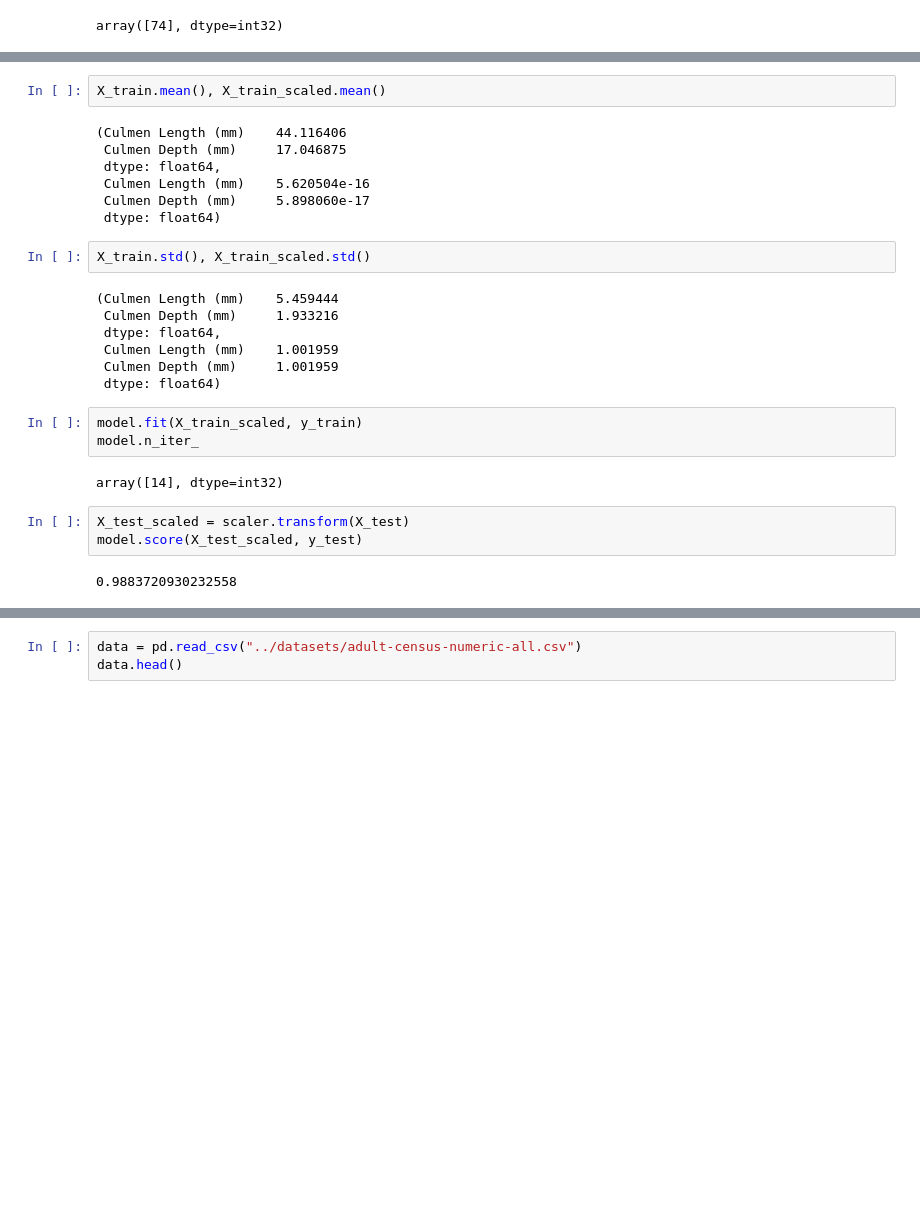
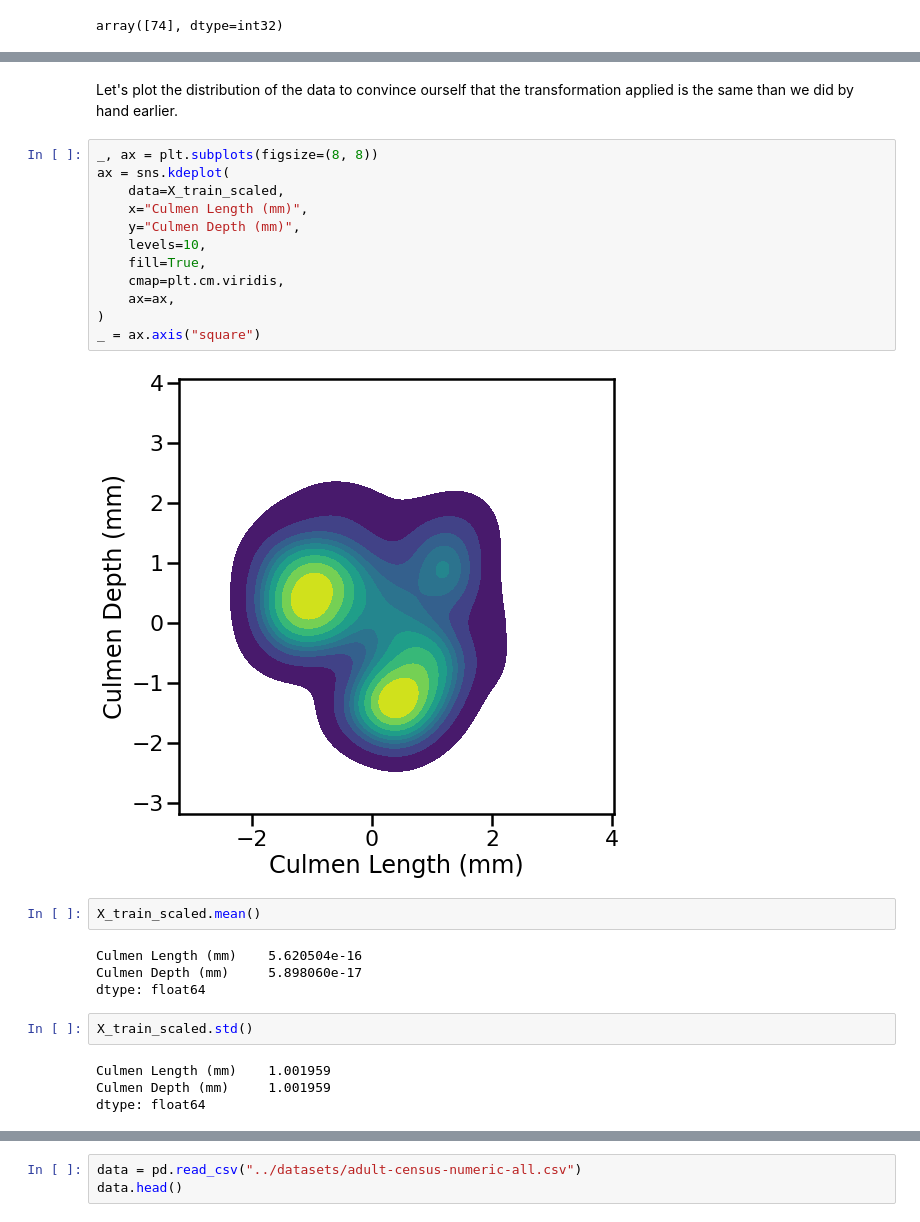
Before and after one commit to glemaitre/datascience_middle_course, a Jupyter notebook: 02_linear_models/03_linear_model_preprocessing.ipynb, the cells around one changed output, grey strips where cells are left out. Saved outputs shown, nothing was run; the diff lists cells and outputs as text; blank space fills up the shorter version.

```diff
--- a/02_linear_models/03_linear_model_preprocessing.ipynb
+++ b/02_linear_models/03_linear_model_preprocessing.ipynb
@@ -55,28 +145,28 @@ X_train_scaled.head()
+# %% [markdown]
+Let's plot the distribution of the data to convince ourself that the transformation applied is the same than we did by hand earlier.
+# %%
+_, ax = plt.subplots(figsize=(8, 8))
+ax = sns.kdeplot(
+    data=X_train_scaled,
+    x="Culmen Length (mm)",
+    y="Culmen Depth (mm)",
+    levels=10,
+    fill=True,
+    cmap=plt.cm.viridis,
+    ax=ax,
+)
+_ = ax.axis("square")
+# %% [output]
+[figure, added]
 # %%
-X_train.mean(), X_train_scaled.mean()
+X_train_scaled.mean()
 # %% [output]
-(Culmen Length (mm)    44.116406
- Culmen Depth (mm)     17.046875
- dtype: float64,
- Culmen Length (mm)    5.620504e-16
- Culmen Depth (mm)     5.898060e-17
- dtype: float64)
+Culmen Length (mm)    5.620504e-16
+Culmen Depth (mm)     5.898060e-17
+dtype: float64
 # %%
-X_train.std(), X_train_scaled.std()
+X_train_scaled.std()
 # %% [output]
-(Culmen Length (mm)    5.459444
- Culmen Depth (mm)     1.933216
- dtype: float64,
- Culmen Length (mm)    1.001959
- Culmen Depth (mm)     1.001959
- dtype: float64)
+Culmen Length (mm)    1.001959
+Culmen Depth (mm)     1.001959
+dtype: float64
-# %%
-model.fit(X_train_scaled, y_train)
-model.n_iter_
-# %% [output]
-array([14], dtype=int32)
-# %%
-X_test_scaled = scaler.transform(X_test)
-model.score(X_test_scaled, y_test)
-# %% [output]
-0.9883720930232558
```
Also changed, not shown: parts of 49 cells of this notebook.
